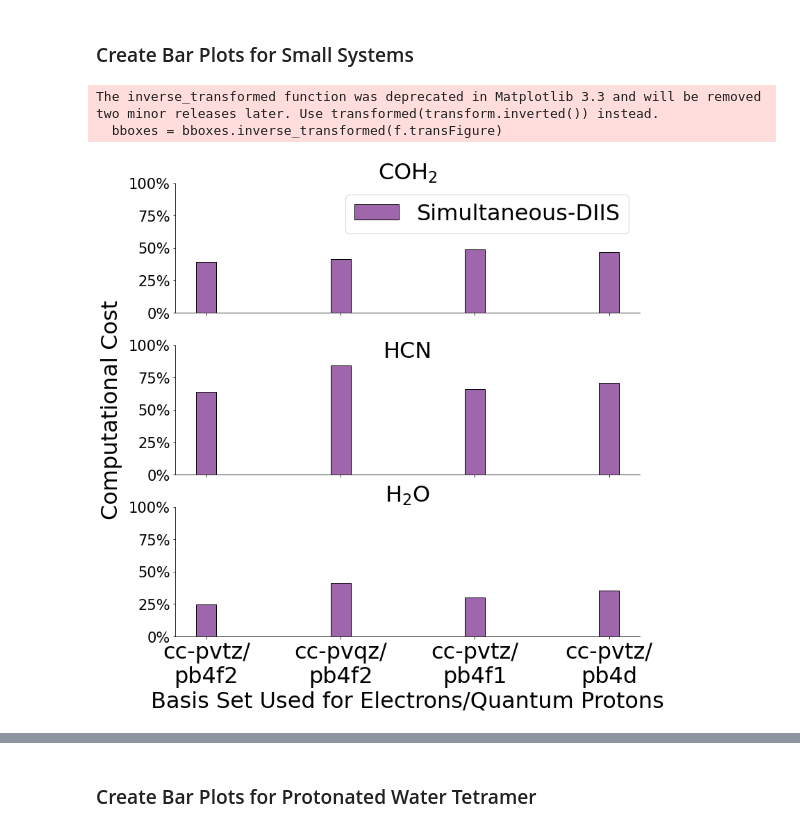
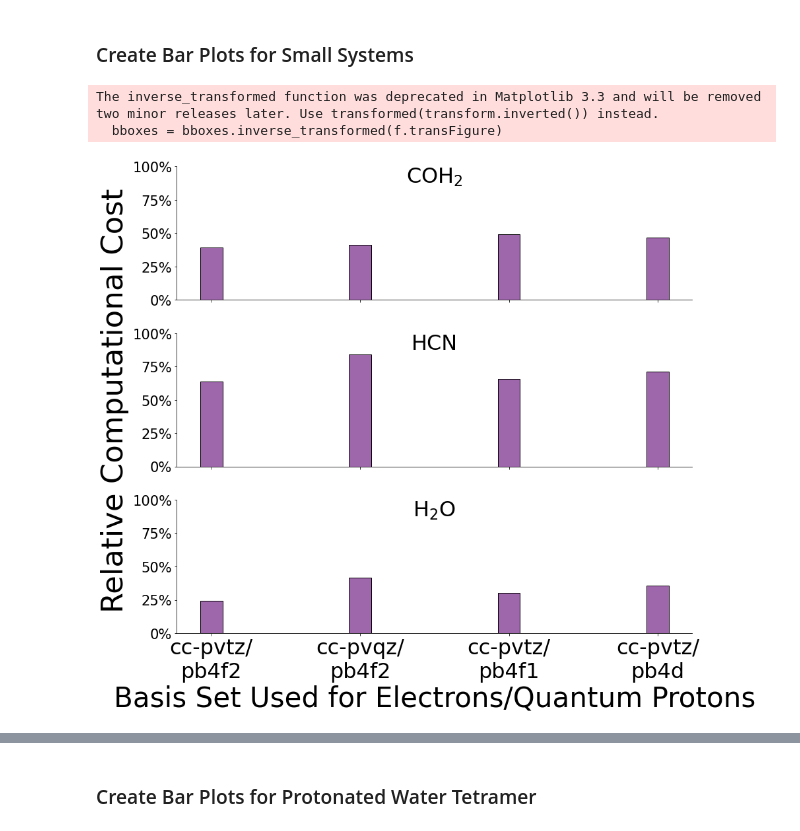
Before and after one commit to aodongliu/NEO-SCF-2ndYearExam, a Jupyter notebook: bar_plot_compcost_new.ipynb, the cells around one changed output, grey strips where cells are left out. Saved outputs shown, nothing was run; the diff lists cells and outputs as text; code cells hidden in the pictures.

Commit message:
modified plotting, generated new figures

```diff
--- a/bar_plot_compcost_new.ipynb
+++ b/bar_plot_compcost_new.ipynb
@@ -4,7 +4,7 @@ import matplotlib.pyplot as plt
 import matplotlib.ticker as mtick
 import re
 # %%
-def set_shared_ylabel(a, ylabel, labelpad = 0.01):
+def set_shared_ylabel(a, ylabel, labelpad = 0.005):
     """Set a y label shared by multiple axes
     Parameters
     ----------
@@ -32,7 +32,7 @@ def set_shared_ylabel(a, ylabel, labelpad = 0.01):
     tick_label_left = x0
 
     # set position of label
-    a[-1].set_ylabel(ylabel,fontsize=32)
+    a[-1].set_ylabel(ylabel,fontsize=45)
     a[-1].yaxis.set_label_coords(tick_label_left - labelpad,(bottom + top)/2, transform=f.transFigure)
 # %% [markdown]
 ### Create Bar Plots for Small Systems
@@ -59,20 +59,11 @@ br1 = np.arange(len(coh2_simul_diis))
 basis_set_labels = ['cc-pvtz/pb4f2', 'cc-pvqz/pb4f2', 'cc-pvtz/pb4f1', 'cc-pvtz/pb4d']
 basis_set_labels_multiline = [re.sub("(.{8})", "\\1\n", label, 0, re.DOTALL) for label in basis_set_labels]
 # %%
-fig, (ax1, ax2, ax3) = plt.subplots(3, 1,figsize =(12, 12), sharex=True, sharey='row', gridspec_kw={'hspace': 0.25},tight_layout=True)
-# fig = plt.figure(figsize =(16, 8),tight_layout=True)
-# ax1 = fig.add_subplot(311)
-# ax2 = fig.add_subplot(312)
-# ax3 = fig.add_subplot(313)
+fig, (ax1, ax2, ax3) = plt.subplots(3, 1,figsize =(14, 13), sharex=True, sharey='row', gridspec_kw={'hspace': 0.25},tight_layout=True)
 
 
-# ax1.bar(br1, coh2_stw_diis, color ='#9e66ab', width = barWidth,
-#         edgecolor ='black', label ='Stepwise-DIIS')
-# ax1.bar(br3, coh2_simul_diis, color ='darkorange', width = barWidth,
-#         edgecolor ='black', label ='Simulaneous-DIIS')\
 ax1.bar(br1, coh2_simul_diis, color ='#9e66ab', width = barWidth,
         edgecolor ='black', label ='Simultaneous-DIIS')
-ax1.legend(loc='upper right', fontsize=32)
 ax1.spines['right'].set_visible(False)
 ax1.spines['top'].set_visible(False)
 ax1.tick_params(axis='y', labelsize=21)
@@ -80,55 +71,48 @@ ax1.set_ylim(0,1)
 ax1.set_yticks(np.arange(0,1.25,0.25))
 ax1.yaxis.set_major_formatter(mtick.PercentFormatter(1))
 
-# ax1.set_xticks([r + barWidth for r in range(len(coh2_simul_diis))])
-# ax1.set_xticklabels(['cc-pvtz/pb4f2', 'cc-pvqz/pb4f2', 'cc-pvtz/pb4f1', 'cc-pvtz/pb4d'],fontsize=8)
 
-
-
-#ax2.bar(br1, hcn_stw_diis, color ='#9e66ab', width = barWidth,
-#        edgecolor ='black', label ='STW-DIIS')
-#ax2.bar(br3, hcn_simul_diis, color ='darkorange', width = barWidth,
-#        edgecolor ='black', label ='Simul-DIIS')
 ax2.bar(br1, hcn_simul_diis, color ='#9e66ab', width = barWidth,
         edgecolor ='black', label ='Simultaneous-DIIS')
-# ax2.set_xticks([r + barWidth for r in range(len(coh2_simul_diis))])
-# ax2.set_xticklabels(['cc-pvtz/pb4f2', 'cc-pvqz/pb4f2', 'cc-pvtz/pb4f1', 'cc-pvtz/pb4d'],fontsize=8)
 ax2.spines['right'].set_visible(False)
 ax2.spines['top'].set_visible(False)
 ax2.tick_params(axis='y', labelsize=21)
 ax2.set_ylim(0,1)
 ax2.set_yticks(np.arange(0,1.25,0.25))
 ax2.yaxis.set_major_formatter(mtick.PercentFormatter(1))
 
-#ax3.bar(br1, h2o_stw_diis, color ='#9e66ab', width = barWidth,
-#        edgecolor ='black', label ='Stepwise-DIIS')
-#ax3.bar(br3, h2o_simul_diis, color ='darkorange', width = barWidth,
-#        edgecolor ='black', label ='Simultaneous-DIIS')
+
 ax3.bar(br1, h2o_simul_diis, color ='#9e66ab', width = barWidth,
         edgecolor ='black', label ='Simultaneous-DIIS')
-ax3.set_xticks([r for r in range(len(coh2_simul_diis))])
-ax3.set_xticklabels(basis_set_labels_multiline,fontsize=32)
-#ax3.set_yticks(np.arange(0, max(h2o_simul_nodiis)+1, 2))
-ax3.tick_params(axis='y', labelsize=21)
 ax3.spines['right'].set_visible(False)
 ax3.spines['top'].set_visible(False)
+ax3.tick_params(axis='y', labelsize=21)
 ax3.set_ylim(0,1)
 ax3.set_yticks(np.arange(0,1.25,0.25))
 ax3.yaxis.set_major_formatter(mtick.PercentFormatter(1))
 
-ax1.set_title('COH$_2$', fontsize=32,verticalalignment='baseline')
-ax2.set_title('HCN', fontsize=32,verticalalignment='top')
-ax3.set_title('H$_2$O', fontsize=32,verticalalignment='top')
+
+ax3.set_xticks([r for r in range(len(coh2_simul_diis))])
+ax3.set_xticklabels(basis_set_labels_multiline,fontsize=32)
 
 
-plt.xlabel("Basis Set Used for Electrons/Quantum Protons",fontsize=32)
-set_shared_ylabel((ax1, ax2, ax3), 'Computational Cost')
-#fig.tight_layout()
+ax1.set_title('COH$_2$', fontsize=32,x=0.5, y=0.85)
+ax2.set_title('HCN', fontsize=32,x=0.5, y=0.85)
+ax3.set_title('H$_2$O', fontsize=32,x=0.5, y=0.85)
+
+lines_labels = [axes.get_legend_handles_labels() for axes in [ax1]]
+lines, labels = [sum(lol, []) for lol in zip(*lines_labels)]
+#fig.legend(lines, labels,fontsize=14)
+
+plt.xlabel("Basis Set Used for Electrons/Quantum Protons",fontsize=42)
+set_shared_ylabel((ax1, ax2, ax3), 'Relative Computational Cost')
+
+plt.tight_layout()
 
 
 plt.savefig('small_system_2AlgvsCompCost_new.pdf',dpi=3600)
 plt.show()
 # %% [output]
 The inverse_transformed function was deprecated in Matplotlib 3.3 and will be removed two minor releases later. Use transformed(transform.inverted()) instead.
   bboxes = bboxes.inverse_transformed(f.transFigure)
-[figure, old version]
+[figure, new version]
```
Also changed, not shown: parts of 5 cells of this notebook, 35 other files.
